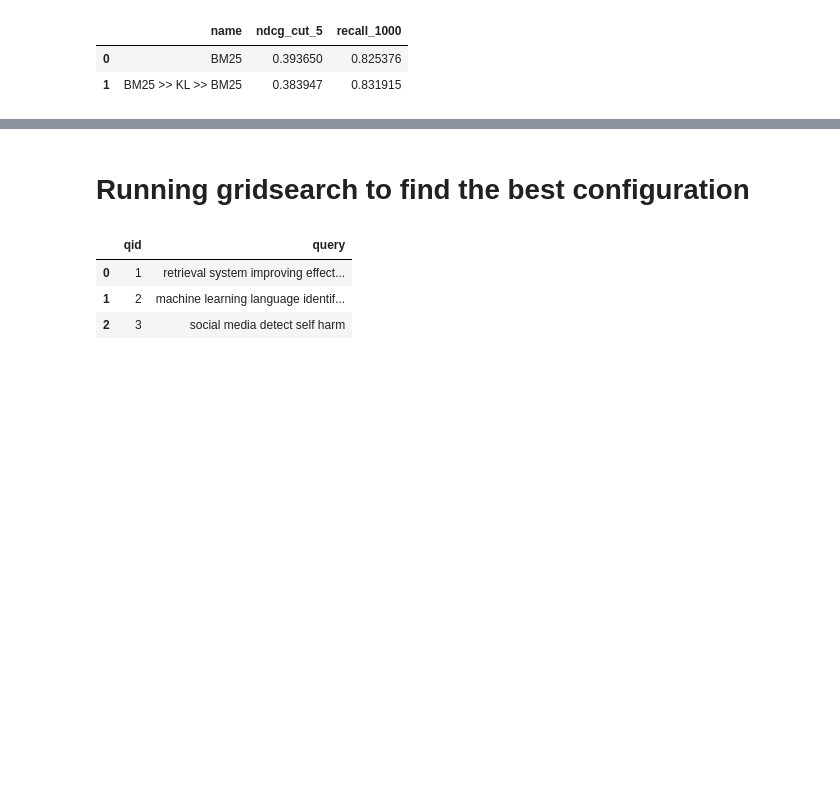
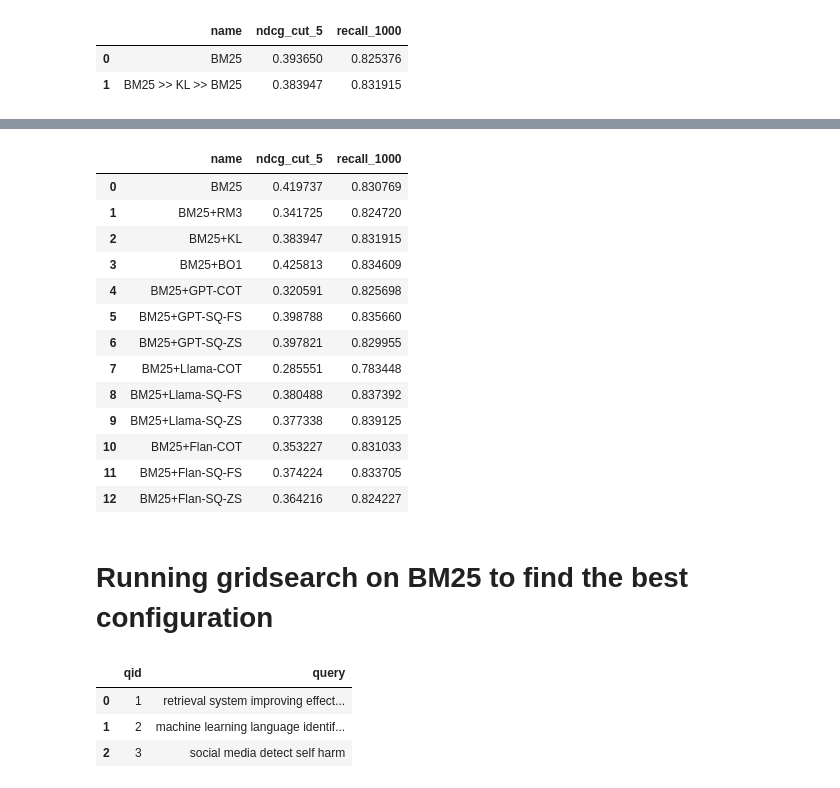
Before and after one commit to tira-io/ir-lab-sose-2024-ir-sose-24-12, a Jupyter notebook: baseline-retrieval-system/retrieval-system.ipynb, the cells around one changed output, grey strips where cells are left out. Drawn from its saved outputs; the diff is of its cells as text; code cells hidden in the pictures; blank space fills up the shorter version.

```diff
--- a/baseline-retrieval-system/retrieval-system.ipynb
+++ b/baseline-retrieval-system/retrieval-system.ipynb
@@ -71,0 +129,5 @@ There are multiple query fields available: ('text', 'title', 'query', 'descripti
+# %%
+topics = pt_dataset.get_topics('query')
+
+gpt_cot(topics.head(3))
+gpt_cot(topics.head(3)).iloc[0].to_dict()
@@ -71,0 +138,15 @@ There are multiple query fields available: ('text', 'title', 'query', 'descripti
+# %%
+tokeniser = pt.autoclass("org.terrier.indexing.tokenisation.Tokeniser").getTokeniser()
+
+def pt_tokenize(text):
+    return ' '.join(tokeniser.getTokens(text))
+
+def expand_query(topic):
+  ret = ' '.join([topic['query'], topic['query'], topic['query'],  topic['query'],  topic['query'], topic['llm_expansion_query']])
+
+  # apply the tokenization
+  return pt_tokenize(ret)
+
+# we wrap this into an pyterrier transformer
+# Documentation: https://pyterrier.readthedocs.io/en/latest/apply.html
+pt_expand_query = pt.apply.query(expand_query)
@@ -71,0 +169,22 @@ There are multiple query fields available: ('text', 'title', 'query', 'descripti
+# %%
+pipeline_gpt_cot = (gpt_cot >> pt_expand_query) >> bm25
+pipeline_gpt_sq_fs = (gpt_sq_fs >> pt_expand_query) >> bm25
+pipeline_gpt_sq_zs = (gpt_sq_zs >> pt_expand_query) >> bm25
+
+pipeline_llama_cot = (llama_cot >> pt_expand_query) >> bm25
+pipeline_llama_sq_fs = (llama_sq_fs >> pt_expand_query) >> bm25
+pipeline_llama_sq_zs = (llama_sq_zs >> pt_expand_query) >> bm25
+
+pipeline_flan_cot = (flan_cot >> pt_expand_query) >> bm25
+pipeline_flan_sq_fs = (flan_sq_fs >> pt_expand_query) >> bm25
+pipeline_flan_sq_zs = (flan_sq_zs >> pt_expand_query) >> bm25
+# %%
+pt.Experiment(
+    [bm25, rm3_pipe, kl_pipe, bo1_pipe, pipeline_gpt_cot, pipeline_gpt_sq_fs, pipeline_gpt_sq_zs, pipeline_llama_cot, pipeline_llama_sq_fs, pipeline_llama_sq_zs, pipeline_flan_cot, pipeline_flan_sq_fs, pipeline_flan_sq_zs, ],
+    names=['BM25', 'BM25+RM3', 'BM25+KL','BM25+BO1', 'BM25+GPT-COT', 'BM25+GPT-SQ-FS', 'BM25+GPT-SQ-ZS', 'BM25+Llama-COT', 'BM25+Llama-SQ-FS', 'BM25+Llama-SQ-ZS', 'BM25+Flan-COT', 'BM25+Flan-SQ-FS', 'BM25+Flan-SQ-ZS'],
+    topics=topics,
+    qrels=pt_dataset.get_qrels(),
+    eval_metrics=['ndcg_cut_5','recall_1000'],
+    verbose=True,
+)
+# %% [output]
@@ -72,5 +193,19 @@ There are multiple query fields available: ('text', 'title', 'query', 'descripti
+|  | name | ndcg_cut_5 | recall_1000 |
+| 0 | BM25 | 0.419737 | 0.830769 |
+| 1 | BM25+RM3 | 0.341725 | 0.824720 |
+| 2 | BM25+KL | 0.383947 | 0.831915 |
+| 3 | BM25+BO1 | 0.425813 | 0.834609 |
+| 4 | BM25+GPT-COT | 0.320591 | 0.825698 |
+| 5 | BM25+GPT-SQ-FS | 0.398788 | 0.835660 |
+| 6 | BM25+GPT-SQ-ZS | 0.397821 | 0.829955 |
+| 7 | BM25+Llama-COT | 0.285551 | 0.783448 |
+| 8 | BM25+Llama-SQ-FS | 0.380488 | 0.837392 |
+| 9 | BM25+Llama-SQ-ZS | 0.377338 | 0.839125 |
+| 10 | BM25+Flan-COT | 0.353227 | 0.831033 |
+| 11 | BM25+Flan-SQ-FS | 0.374224 | 0.833705 |
+| 12 | BM25+Flan-SQ-ZS | 0.364216 | 0.824227 |
 # %% [markdown]
-# Running gridsearch to find the best configuration
+# Running gridsearch on BM25 to find the best configuration
 # %%
 def run_bm25_grid_search_run(index, output_dir, queries):
     """
```
Also changed, not shown: parts of 16 cells of this notebook, 50 other files.
